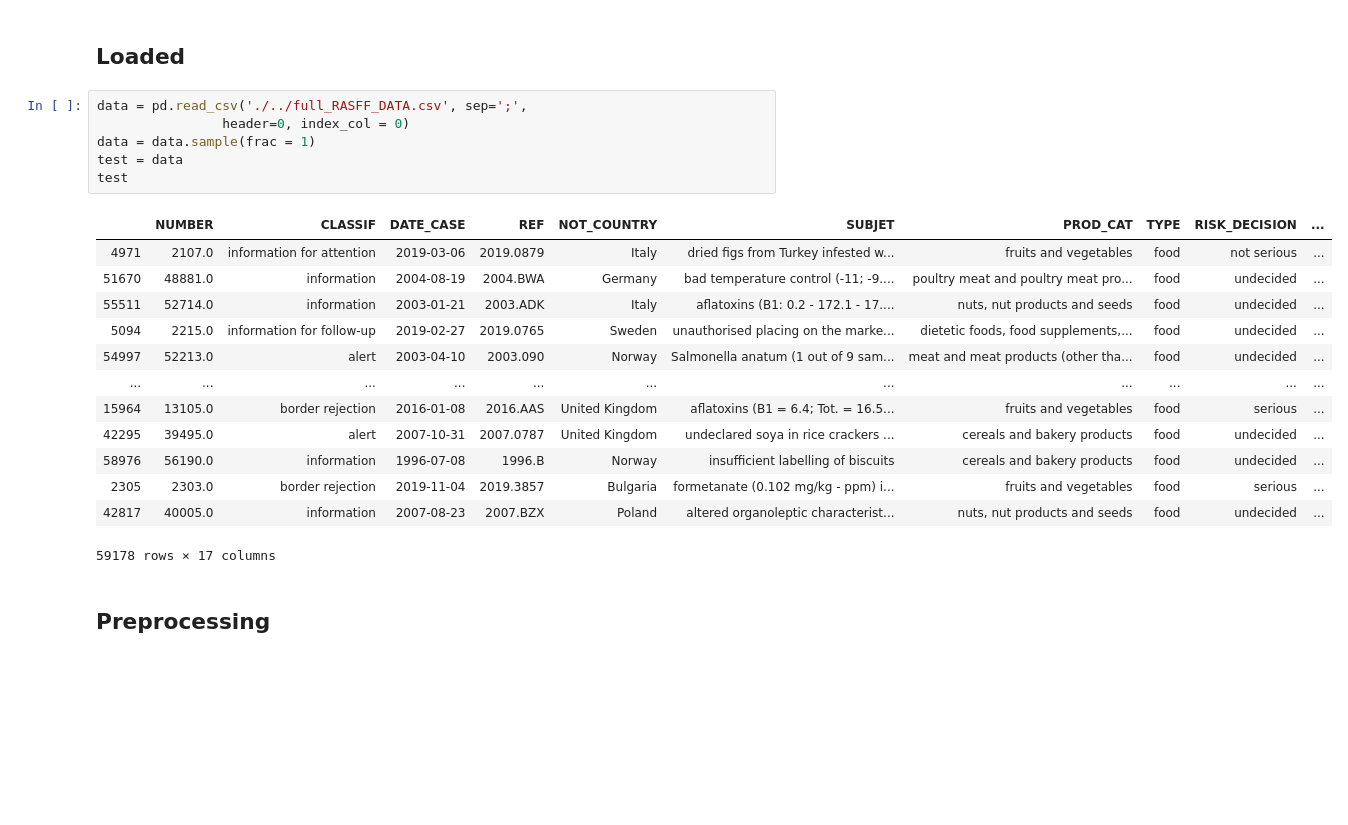
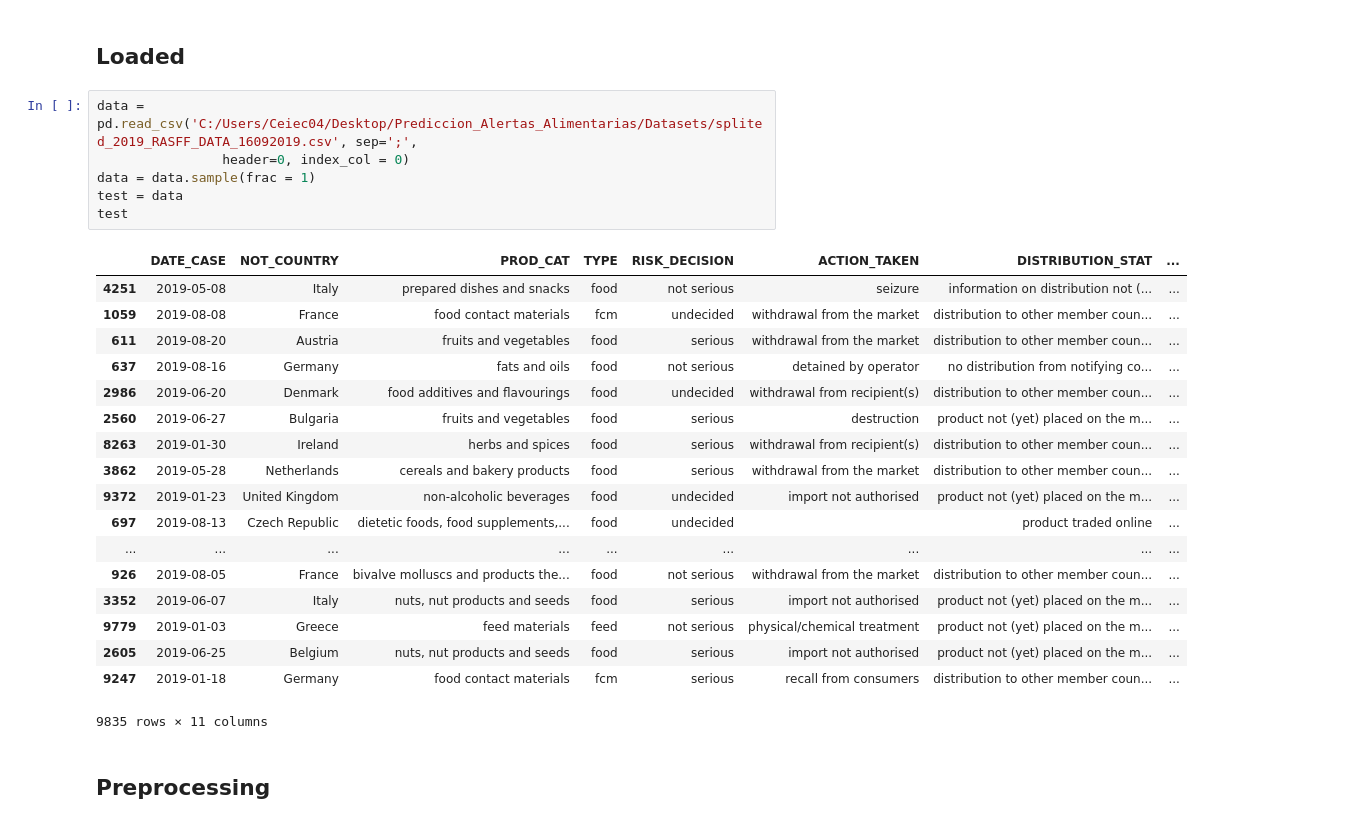
Before and after one commit to ufvceiec/RASFF-predictions-dashboard, a Jupyter notebook: Models/Categorical_embedding.ipynb, the cells around one changed output. Cells and saved outputs as stored; diff of their text form; blank space fills up the shorter version.

```diff
--- a/Models/Categorical_embedding.ipynb
+++ b/Models/Categorical_embedding.ipynb
@@ -107,25 +106,30 @@ NameError: name 'OneHotEncoder' is not defined
 # %% [markdown]
 ## Loaded
 # %%
-data = pd.read_csv('./../full_RASFF_DATA.csv', sep=';',
+data = pd.read_csv('C:/Users/Ceiec04/Desktop/Prediccion_Alertas_Alimentarias/Datasets/splited_2019_RASFF_DATA_16092019.csv', sep=';',
                 header=0, index_col = 0)
 data = data.sample(frac = 1)
 test = data
 test
 # %% [output]
-|  | NUMBER | CLASSIF | DATE_CASE | REF | NOT_COUNTRY | SUBJET | PROD_CAT | TYPE | RISK_DECISION | ... |
-| 4971 | 2107.0 | information for attention | 2019-03-06 | 2019.0879 | Italy | dried figs from Turkey infested w... | fruits and vegetables | food | not serious | ... |
-| 51670 | 48881.0 | information | 2004-08-19 | 2004.BWA | Germany | bad temperature control (-11; -9.... | poultry meat and poultry meat pro... | food | undecided | ... |
-| 55511 | 52714.0 | information | 2003-01-21 | 2003.ADK | Italy | aflatoxins (B1: 0.2 - 172.1 - 17.... | nuts, nut products and seeds | food | undecided | ... |
-| 5094 | 2215.0 | information for follow-up | 2019-02-27 | 2019.0765 | Sweden | unauthorised placing on the marke... | dietetic foods, food supplements,... | food | undecided | ... |
-| 54997 | 52213.0 | alert | 2003-04-10 | 2003.090 | Norway | Salmonella anatum (1 out of 9 sam... | meat and meat products (other tha... | food | undecided | ... |
-| ... | ... | ... | ... | ... | ... | ... | ... | ... | ... | ... |
-| 15964 | 13105.0 | border rejection | 2016-01-08 | 2016.AAS | United Kingdom | aflatoxins (B1 = 6.4; Tot. = 16.5... | fruits and vegetables | food | serious | ... |
-| 42295 | 39495.0 | alert | 2007-10-31 | 2007.0787 | United Kingdom | undeclared soya in rice crackers ... | cereals and bakery products | food | undecided | ... |
-| 58976 | 56190.0 | information | 1996-07-08 | 1996.B | Norway | insufficient labelling of biscuits | cereals and bakery products | food | undecided | ... |
-| 2305 | 2303.0 | border rejection | 2019-11-04 | 2019.3857 | Bulgaria | formetanate (0.102 mg/kg - ppm) i... | fruits and vegetables | food | serious | ... |
-| 42817 | 40005.0 | information | 2007-08-23 | 2007.BZX | Poland | altered organoleptic characterist... | nuts, nut products and seeds | food | undecided | ... |
+|  | DATE_CASE | NOT_COUNTRY | PROD_CAT | TYPE | RISK_DECISION | ACTION_TAKEN | DISTRIBUTION_STAT | ... |
+| 4251 | 2019-05-08 | Italy | prepared dishes and snacks | food | not serious | seizure | information on distribution not (... | ... |
+| 1059 | 2019-08-08 | France | food contact materials | fcm | undecided | withdrawal from the market | distribution to other member coun... | ... |
+| 611 | 2019-08-20 | Austria | fruits and vegetables | food | serious | withdrawal from the market | distribution to other member coun... | ... |
+| 637 | 2019-08-16 | Germany | fats and oils | food | not serious | detained by operator | no distribution from notifying co... | ... |
+| 2986 | 2019-06-20 | Denmark | food additives and flavourings | food | undecided | withdrawal from recipient(s) | distribution to other member coun... | ... |
+| 2560 | 2019-06-27 | Bulgaria | fruits and vegetables | food | serious | destruction | product not (yet) placed on the m... | ... |
+| 8263 | 2019-01-30 | Ireland | herbs and spices | food | serious | withdrawal from recipient(s) | distribution to other member coun... | ... |
+| 3862 | 2019-05-28 | Netherlands | cereals and bakery products | food | serious | withdrawal from the market | distribution to other member coun... | ... |
+| 9372 | 2019-01-23 | United Kingdom | non-alcoholic beverages | food | undecided | import not authorised | product not (yet) placed on the m... | ... |
+| 697 | 2019-08-13 | Czech Republic | dietetic foods, food supplements,... | food | undecided |  | product traded online | ... |
+| ... | ... | ... | ... | ... | ... | ... | ... | ... |
+| 926 | 2019-08-05 | France | bivalve molluscs and products the... | food | not serious | withdrawal from the market | distribution to other member coun... | ... |
+| 3352 | 2019-06-07 | Italy | nuts, nut products and seeds | food | serious | import not authorised | product not (yet) placed on the m... | ... |
+| 9779 | 2019-01-03 | Greece | feed materials | feed | not serious | physical/chemical treatment | product not (yet) placed on the m... | ... |
+| 2605 | 2019-06-25 | Belgium | nuts, nut products and seeds | food | serious | import not authorised | product not (yet) placed on the m... | ... |
+| 9247 | 2019-01-18 | Germany | food contact materials | fcm | serious | recall from consumers | distribution to other member coun... | ... |
-59178 rows × 17 columns
+9835 rows × 11 columns
 # %% [markdown]
 ## Preprocessing
 # %%
```
Also changed, not shown: parts of 6 cells of this notebook, 12 other files.
